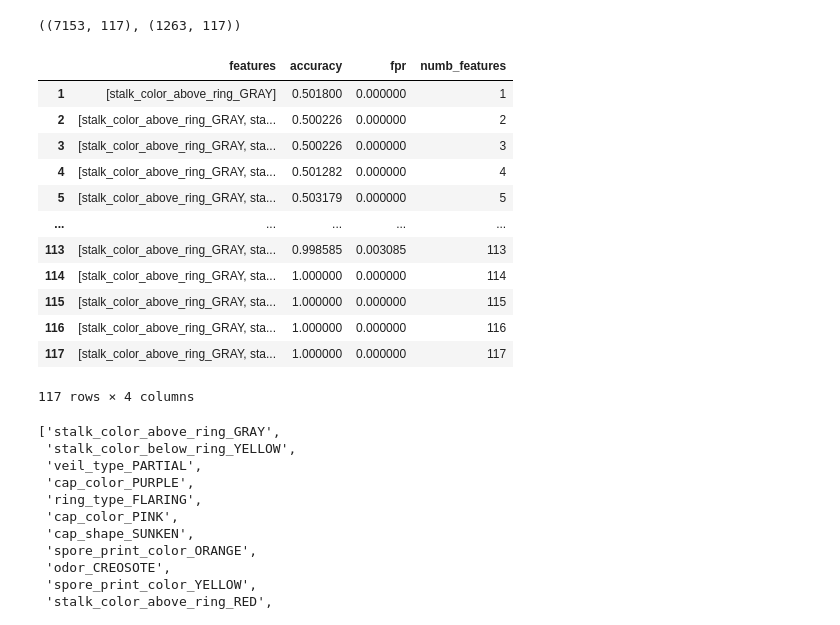
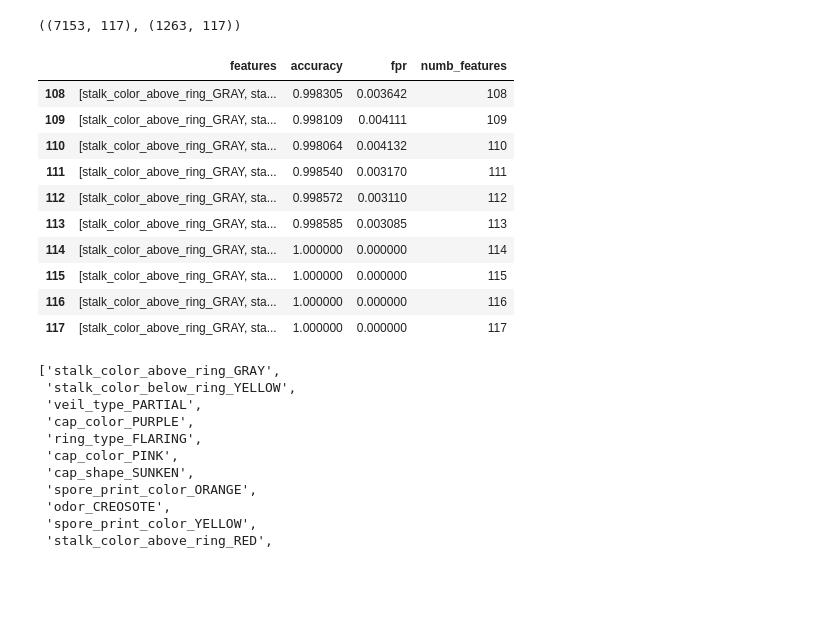
Before and after one commit to jprette/STAT303-2-Final_Project, a Jupyter notebook: Wrapper_Method_forward_selection.ipynb, the cells around one changed output. Cells and saved outputs as stored; diff of their text form; code cells hidden in the pictures; blank space fills up the shorter version.

```diff
--- a/Wrapper_Method_forward_selection.ipynb
+++ b/Wrapper_Method_forward_selection.ipynb
@@ -212,21 +238,19 @@ for i in range(1,k+1):
 # %%
 df = pd.concat([pd.DataFrame({'features':features_list}),pd.DataFrame({'accuracy':accuracy_list, 'fpr': fpr_list})], axis=1, join='inner')
 df['numb_features'] = df.index
-df
+df.tail(10)
 # %% [output]
 |  | features | accuracy | fpr | numb_features |
-| 1 | [stalk_color_above_ring_GRAY] | 0.501800 | 0.000000 | 1 |
-| 2 | [stalk_color_above_ring_GRAY, sta... | 0.500226 | 0.000000 | 2 |
-| 3 | [stalk_color_above_ring_GRAY, sta... | 0.500226 | 0.000000 | 3 |
-| 4 | [stalk_color_above_ring_GRAY, sta... | 0.501282 | 0.000000 | 4 |
-| 5 | [stalk_color_above_ring_GRAY, sta... | 0.503179 | 0.000000 | 5 |
-| ... | ... | ... | ... | ... |
+| 108 | [stalk_color_above_ring_GRAY, sta... | 0.998305 | 0.003642 | 108 |
+| 109 | [stalk_color_above_ring_GRAY, sta... | 0.998109 | 0.004111 | 109 |
+| 110 | [stalk_color_above_ring_GRAY, sta... | 0.998064 | 0.004132 | 110 |
+| 111 | [stalk_color_above_ring_GRAY, sta... | 0.998540 | 0.003170 | 111 |
+| 112 | [stalk_color_above_ring_GRAY, sta... | 0.998572 | 0.003110 | 112 |
 | 113 | [stalk_color_above_ring_GRAY, sta... | 0.998585 | 0.003085 | 113 |
 | 114 | [stalk_color_above_ring_GRAY, sta... | 1.000000 | 0.000000 | 114 |
 | 115 | [stalk_color_above_ring_GRAY, sta... | 1.000000 | 0.000000 | 115 |
 | 116 | [stalk_color_above_ring_GRAY, sta... | 1.000000 | 0.000000 | 116 |
 | 117 | [stalk_color_above_ring_GRAY, sta... | 1.000000 | 0.000000 | 117 |
-117 rows × 4 columns
 # %%
 df.features.iloc[-1]
 # %% [output]
```
Also changed, not shown: parts of 2 cells of this notebook, 1 other file.
